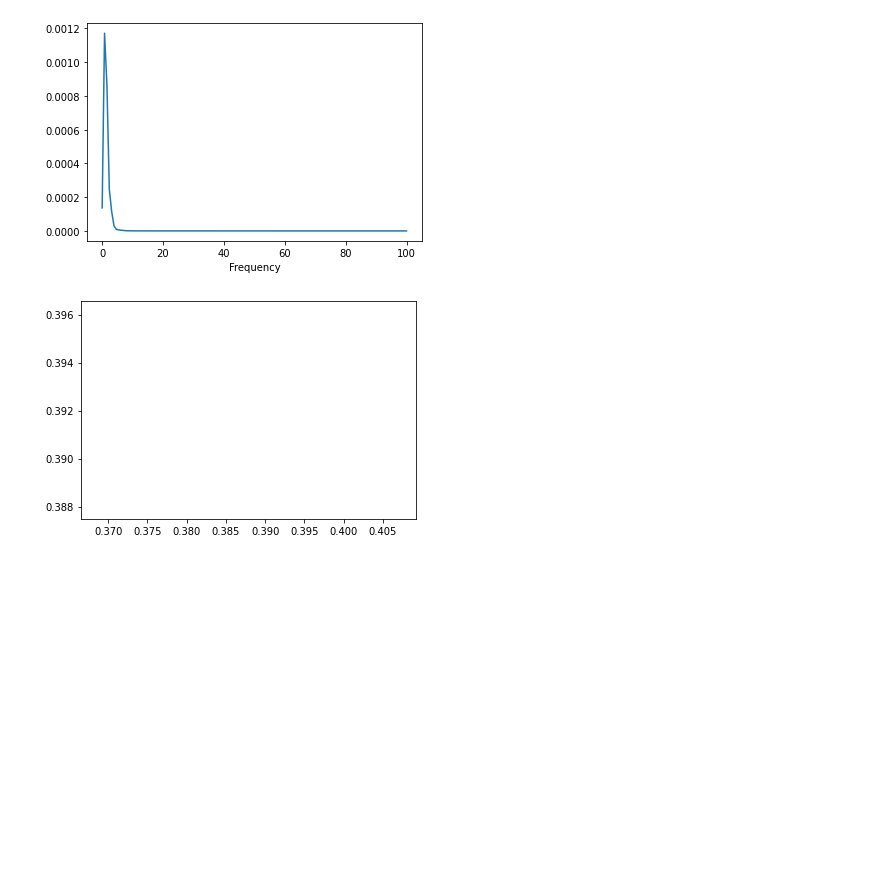
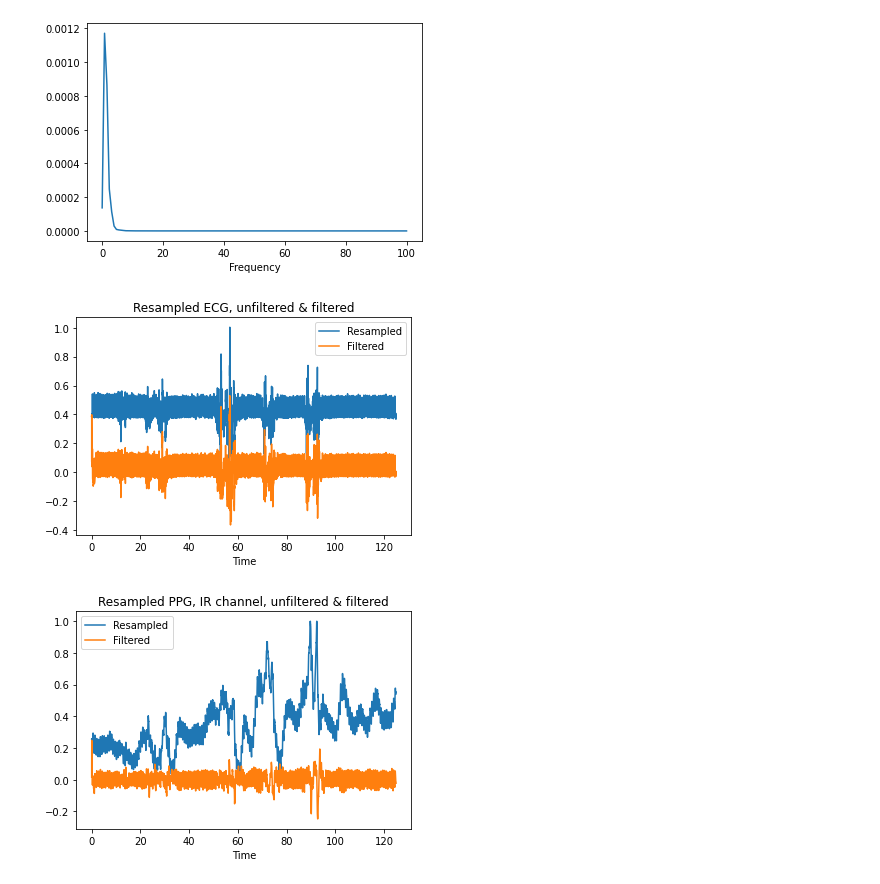
Before and after one commit to Juoksuorava/Health-Wearables-2021, a Jupyter notebook: Analysis Exercise 1/analysis_exercise_1.ipynb, the cells around one changed output. Saved outputs shown, nothing was run; the diff lists cells and outputs as text; code cells hidden in the pictures; blank space fills up the shorter version.

```diff
--- a/Analysis Exercise 1/analysis_exercise_1.ipynb
+++ b/Analysis Exercise 1/analysis_exercise_1.ipynb
@@ -129,18 +129,32 @@ plt.close()
 [figure]
 [figure]
 # %%
-# 4 - Filtering
+# 4 - Butterworth
 
 def butter_bandpass_filter(lowcut, highcut, freq, order, data):
     sampling_rate = 0.5*freq
     b,a = signal.butter(order, [lowcut/sampling_rate, highcut/sampling_rate], btype='band')
     y = signal.lfilter(b,a,data)
     return y
 
-buttered_ecg = butter_bandpass_filter(40, 0.5, freq=fs, order=2, data=resampled_ecg)
+buttered_ecg = butter_bandpass_filter(0.5, 40, fs, 2, resampled_ecg)
+buttered_ir = butter_bandpass_filter(0.5, 20, fs, 2, resampled_ir)
 
-plt.plot(resampled_ecg[1], resampled_ecg[0])
-plt.plot(resampled_ecg[1], buttered_ecg[0])
+
+plt.plot(new_timestamps, resampled_ecg)
+plt.plot(new_timestamps, buttered_ecg)
+plt.title('Resampled ECG, unfiltered & filtered')
+plt.legend(['Resampled', 'Filtered'])
+plt.xlabel('Time')
 plt.show()
+plt.close()
+plt.plot(new_timestamps, resampled_ir)
+plt.plot(new_timestamps, buttered_ir)
+plt.title('Resampled PPG, IR channel, unfiltered & filtered')
+plt.legend(['Resampled', 'Filtered'])
+plt.xlabel('Time')
+plt.show()
+plt.close()
 # %% [output]
-[figure, old version]
+[figure, new version]
+[figure, added]
```
Also changed, not shown: parts of 3 cells of this notebook.
